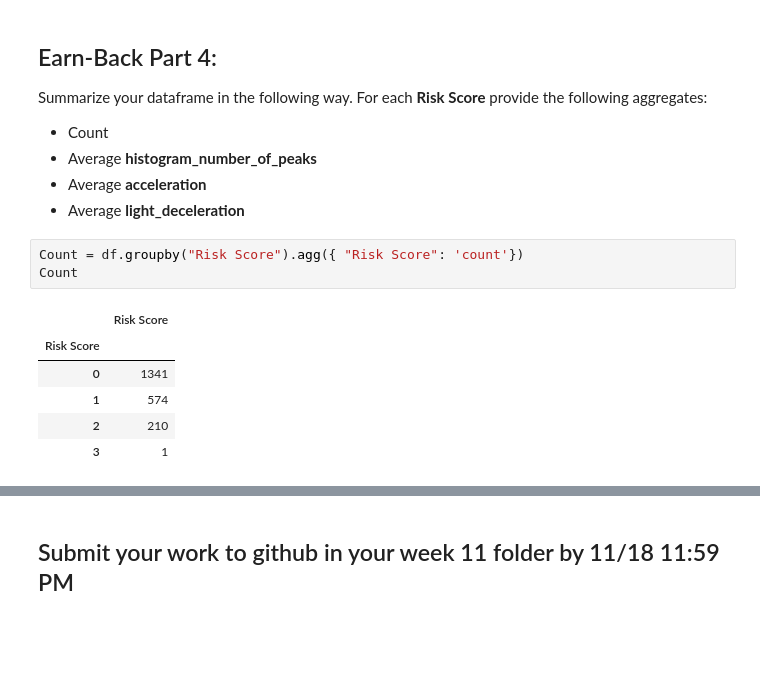
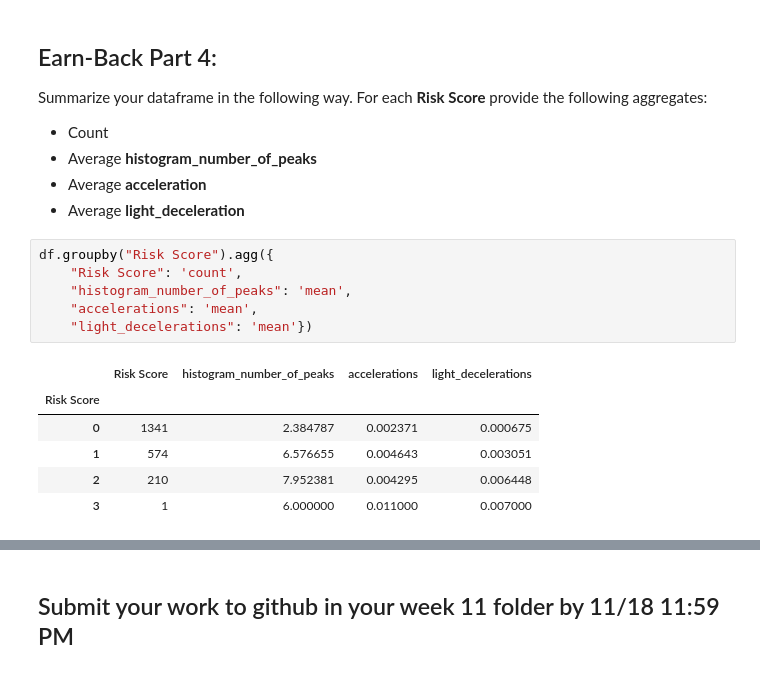
Before and after one commit to mehtabfarozankhatoon/hds5210-2022, a Jupyter notebook: week13/week13_earn_back.ipynb, the cells around one changed output, grey strips where cells are left out. Saved outputs shown, nothing was run; the diff lists cells and outputs as text; blank space fills up the shorter version.

```diff
--- a/week13/week13_earn_back.ipynb
+++ b/week13/week13_earn_back.ipynb
@@ -172,12 +188,15 @@ Summarize your dataframe in the following way. For each **Risk Score** provide t
 * Average **acceleration**
 * Average **light_deceleration**
 # %%
-Count = df.groupby("Risk Score").agg({ "Risk Score": 'count'})
-Count
+df.groupby("Risk Score").agg({
+    "Risk Score": 'count',
+    "histogram_number_of_peaks": 'mean',
+    "accelerations": 'mean',
+    "light_decelerations": 'mean'})
 # %% [output]
-|  | Risk Score |
-| Risk Score |  |
-| 0 | 1341 |
-| 1 | 574 |
-| 2 | 210 |
-| 3 | 1 |
+|  | Risk Score | histogram_number_of_peaks | accelerations | light_decelerations |
+| Risk Score |  |  |  |  |
+| 0 | 1341 | 2.384787 | 0.002371 | 0.000675 |
+| 1 | 574 | 6.576655 | 0.004643 | 0.003051 |
+| 2 | 210 | 7.952381 | 0.004295 | 0.006448 |
+| 3 | 1 | 6.000000 | 0.011000 | 0.007000 |
```
Also changed, not shown: parts of 4 cells of this notebook.
